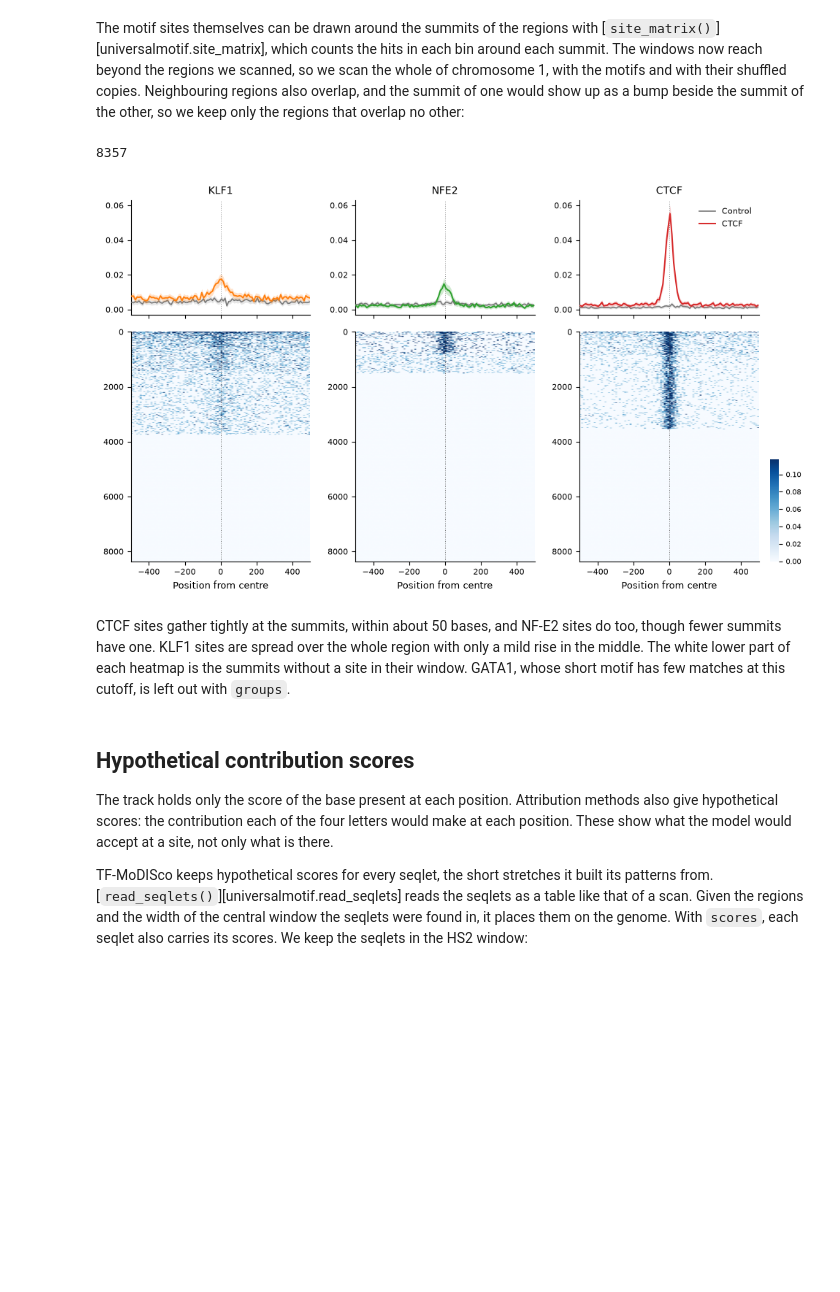
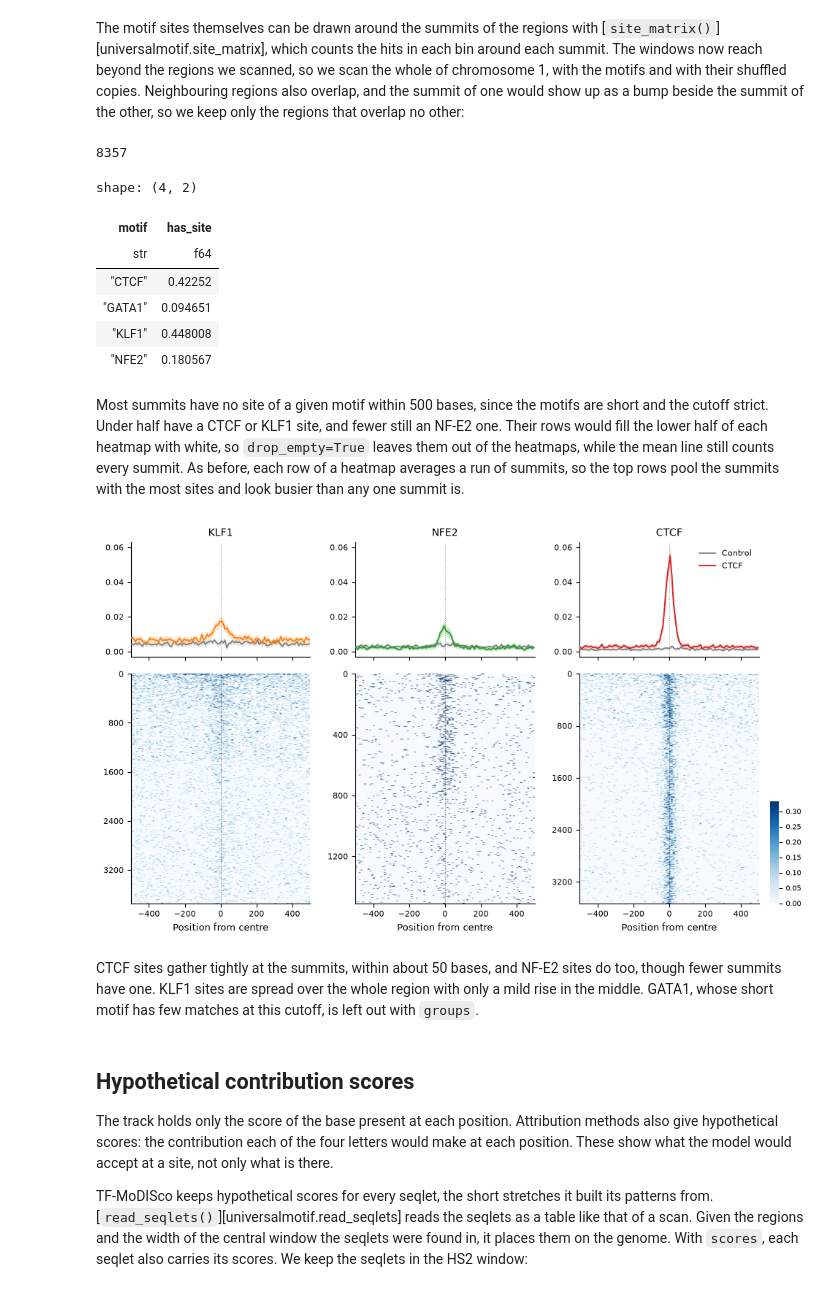
Before and after one commit to bjmt/universalmotif-py, a Jupyter notebook: docs/guides/deep-learning.ipynb, the cells around one changed output. Saved outputs shown, nothing was run; the diff lists cells and outputs as text; code cells hidden in the pictures; blank space fills up the shorter version.

```diff
--- a/docs/guides/deep-learning.ipynb
+++ b/docs/guides/deep-learning.ipynb
@@ -300,16 +300,37 @@ summits = (
 density = um.site_matrix(chr1_sites, summits, flank=500, bin_size=10)
 density_control = um.site_matrix(chr1_control, summits, flank=500, bin_size=10)
 print(summits.height)
-fig = um.plot_signal_profile(density, control=density_control, groups=["KLF1", "NFE2", "CTCF"])
+density.sites.with_columns(has_site=np.nansum(density.values, axis=1) > 0).group_by(
+    "motif"
+).agg(pl.col("has_site").mean()).sort("motif")
 # %% [output]
 8357
-[figure, removed]
+shape: (4, 2)
+| motif | has_site |
+| str | f64 |
+| "CTCF" | 0.42252 |
+| "GATA1" | 0.094651 |
+| "KLF1" | 0.448008 |
+| "NFE2" | 0.180567 |
 # %% [markdown]
-CTCF sites gather tightly at the summits, within about 50 bases, and NF-E2
-sites do too, though fewer summits have one. KLF1 sites are spread over the
-whole region with only a mild rise in the middle. The white lower part of
-each heatmap is the summits without a site in their window. GATA1, whose
-short motif has few matches at this cutoff, is left out with `groups`.
+Most summits have no site of a given motif within 500 bases, since the
+motifs are short and the cutoff strict. Under half have a CTCF or KLF1
+site, and fewer still an NF-E2 one. Their rows would fill the lower half
+of each heatmap with white, so `drop_empty=True` leaves them out of the
+heatmaps, while the mean line still counts every summit. As before, each
+row of a heatmap averages a run of summits, so the top rows pool the
+summits with the most sites and look busier than any one summit is.
+# %%
+fig = um.plot_signal_profile(
+    density, control=density_control, groups=["KLF1", "NFE2", "CTCF"], drop_empty=True
+)
+# %% [output]
+[figure, added]
+# %% [markdown]
+CTCF sites gather tightly at the summits, within about 50 bases, and NF-E2
+sites do too, though fewer summits have one. KLF1 sites are spread over the
+whole region with only a mild rise in the middle. GATA1, whose short motif
+has few matches at this cutoff, is left out with `groups`.
 # %% [markdown]
 ## Hypothetical contribution scores
 
```
Also changed, not shown: 3 other files.
